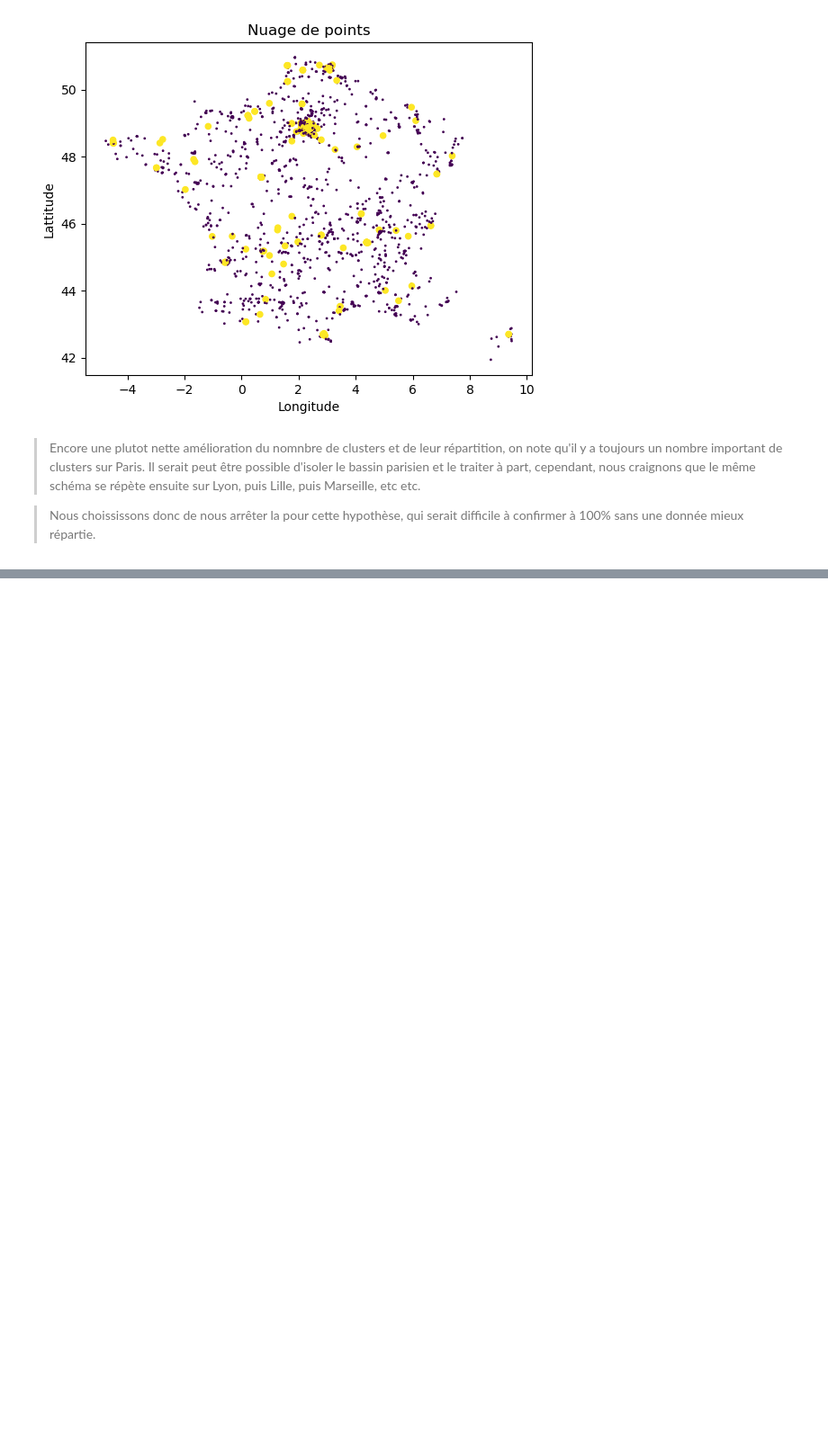
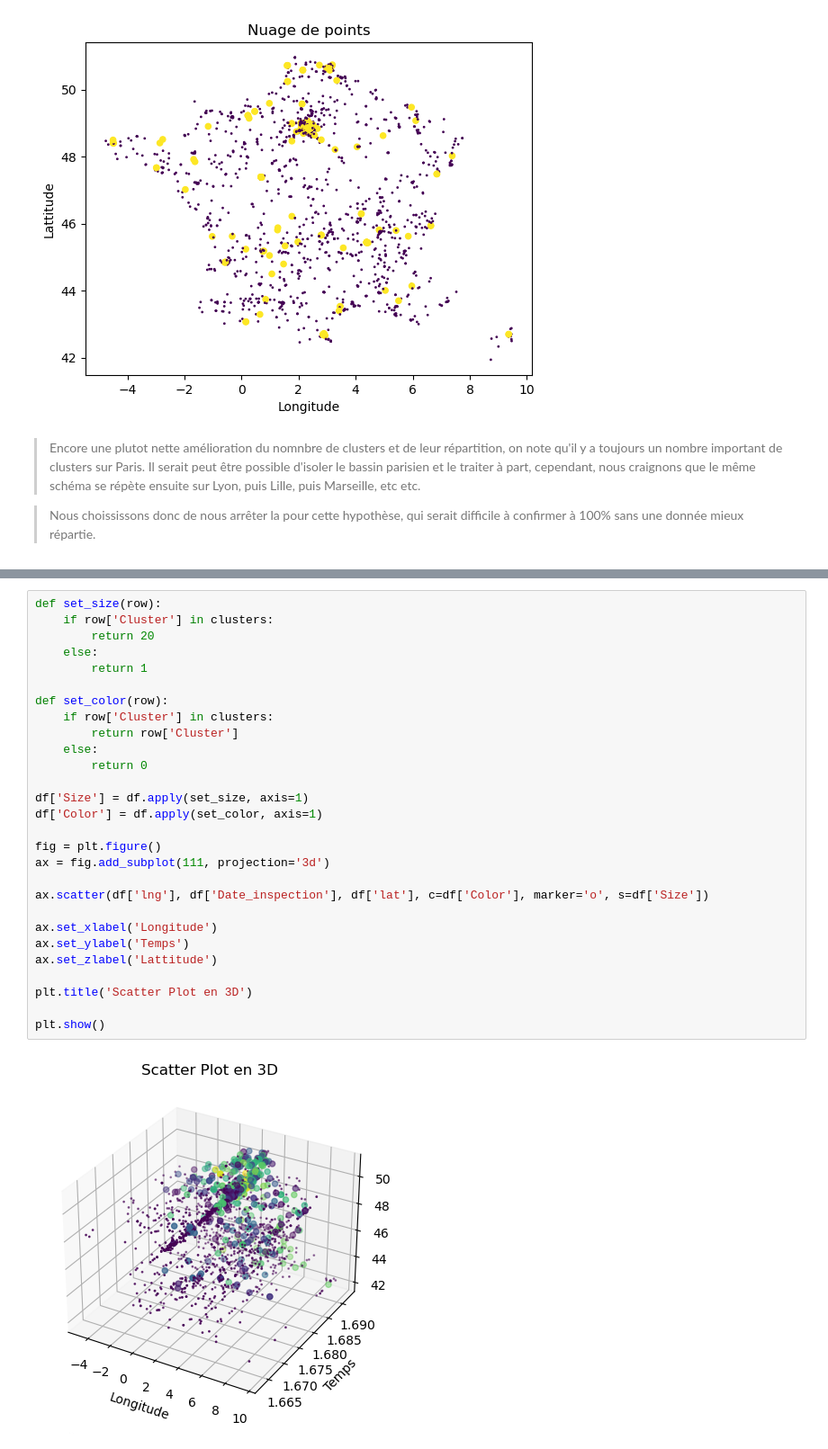
Before and after one commit to NSamper/atelier_datascience_I1, a Jupyter notebook: TD NOTE ALIMCONFIANCE/TB Notebook.ipynb, the cells around one changed output, grey strips where cells are left out. Shown at 90% size. Saved outputs shown, nothing was run; the diff lists cells and outputs as text; blank space fills up the shorter version.

```diff
--- a/TD NOTE ALIMCONFIANCE/TB Notebook.ipynb
+++ b/TD NOTE ALIMCONFIANCE/TB Notebook.ipynb
@@ -390,0 +477,30 @@ plt.show()
+# %%
+def set_size(row):
+    if row['Cluster'] in clusters:
+        return 20
+    else:
+        return 1
+
+def set_color(row):
+    if row['Cluster'] in clusters:
+        return row['Cluster']
+    else:
+        return 0
+
+df['Size'] = df.apply(set_size, axis=1)
+df['Color'] = df.apply(set_color, axis=1)
+
+fig = plt.figure()
+ax = fig.add_subplot(111, projection='3d')
+
+ax.scatter(df['lng'], df['Date_inspection'], df['lat'], c=df['Color'], marker='o', s=df['Size'])
+
+ax.set_xlabel('Longitude')
+ax.set_ylabel('Temps')
+ax.set_zlabel('Lattitude')
+
+plt.title('Scatter Plot en 3D')
+
+plt.show()
+# %% [output]
+[figure, added]
```
Also changed, not shown: parts of 9 cells of this notebook, 1 other file.
